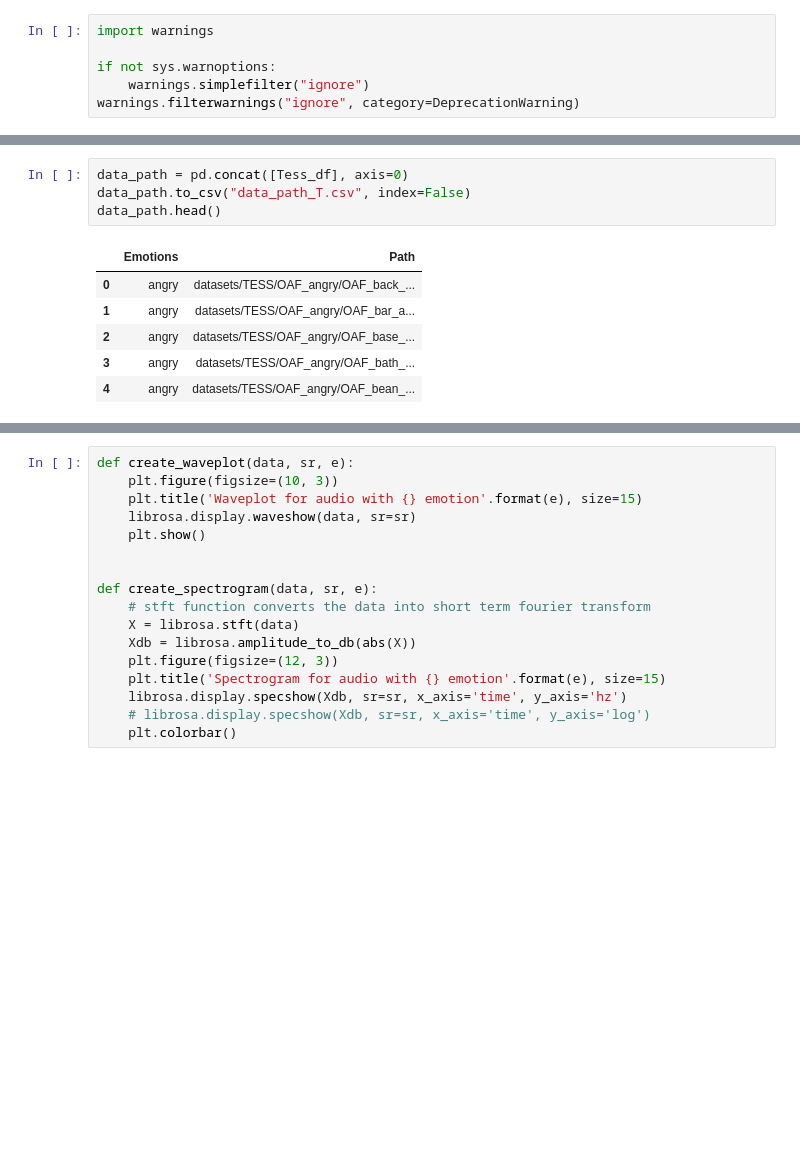
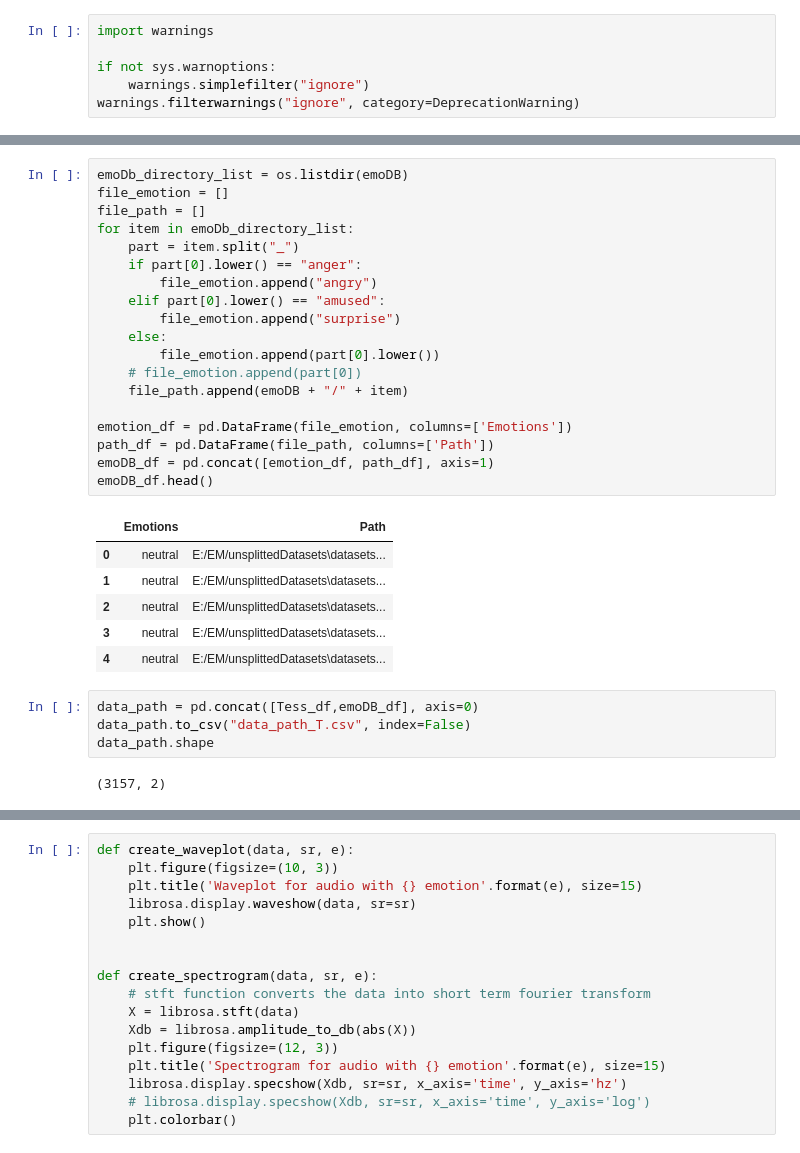
Before and after one commit to samitbaral1/VoiceEmotionRecogn, a Jupyter notebook: individualTestOfDatasets/EM_T.ipynb, the cells around one changed output, grey strips where cells are left out. Saved outputs shown, nothing was run; the diff lists cells and outputs as text; blank space fills up the shorter version.

```diff
--- a/individualTestOfDatasets/EM_T.ipynb
+++ b/individualTestOfDatasets/EM_T.ipynb
@@ -71,14 +78,35 @@ Tess_df.head()
+# %%
+emoDb_directory_list = os.listdir(emoDB)
+file_emotion = []
+file_path = []
+for item in emoDb_directory_list:
+    part = item.split("_")
+    if part[0].lower() == "anger":
+        file_emotion.append("angry")
+    elif part[0].lower() == "amused":
+        file_emotion.append("surprise")
+    else:
+        file_emotion.append(part[0].lower())
+    # file_emotion.append(part[0])
+    file_path.append(emoDB + "/" + item)
+
+emotion_df = pd.DataFrame(file_emotion, columns=['Emotions'])
+path_df = pd.DataFrame(file_path, columns=['Path'])
+emoDB_df = pd.concat([emotion_df, path_df], axis=1)
+emoDB_df.head()
+# %% [output]
+|  | Emotions | Path |
+| 0 | neutral | E:/EM/unsplittedDatasets\datasets... |
+| 1 | neutral | E:/EM/unsplittedDatasets\datasets... |
+| 2 | neutral | E:/EM/unsplittedDatasets\datasets... |
+| 3 | neutral | E:/EM/unsplittedDatasets\datasets... |
+| 4 | neutral | E:/EM/unsplittedDatasets\datasets... |
 # %%
-data_path = pd.concat([Tess_df], axis=0)
+data_path = pd.concat([Tess_df,emoDB_df], axis=0)
 data_path.to_csv("data_path_T.csv", index=False)
-data_path.head()
+data_path.shape
 # %% [output]
-|  | Emotions | Path |
-| 0 | angry | datasets/TESS/OAF_angry/OAF_back_... |
-| 1 | angry | datasets/TESS/OAF_angry/OAF_bar_a... |
-| 2 | angry | datasets/TESS/OAF_angry/OAF_base_... |
-| 3 | angry | datasets/TESS/OAF_angry/OAF_bath_... |
-| 4 | angry | datasets/TESS/OAF_angry/OAF_bean_... |
+(3157, 2)
 # %%
 emotionList = pd.read_csv("data_path_T.csv")
 emotions = emotionList["Emotions"]
```
Also changed, not shown: parts of 17 cells of this notebook, 18 other files.
